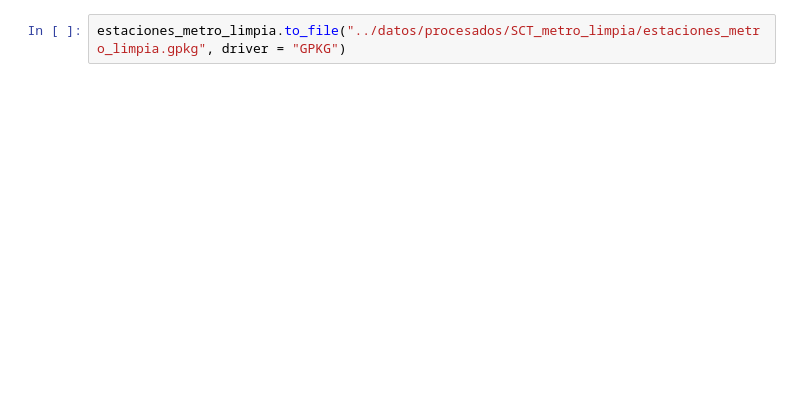
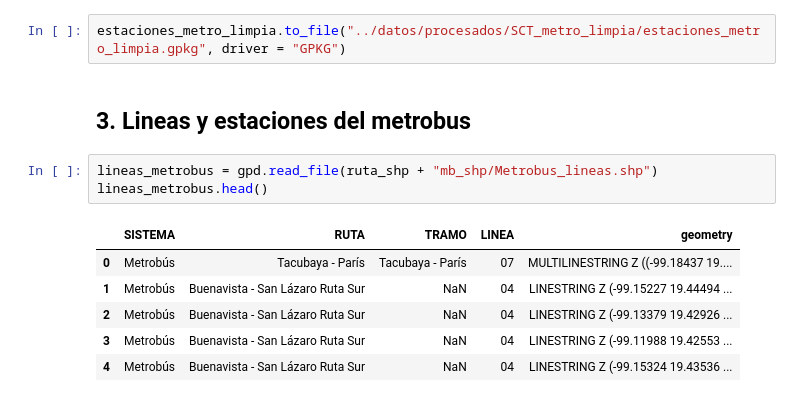
Before and after one commit to trio-tristeza/hackods-unam, a Jupyter notebook: notebooks/02_limpieza_datos_w.ipynb, the cells around one changed output. Cells and saved outputs as stored; diff of their text form; blank space fills up the shorter version.

```diff
--- a/notebooks/02_limpieza_datos_w.ipynb
+++ b/notebooks/02_limpieza_datos_w.ipynb
@@ -173,3 +184,15 @@ estaciones_metro_limpia.explore()
 [interactive output not drawn]
 # %%
 estaciones_metro_limpia.to_file("../datos/procesados/SCT_metro_limpia/estaciones_metro_limpia.gpkg", driver = "GPKG")
+# %% [markdown]
+## 3. Lineas y estaciones del metrobus
+# %%
+lineas_metrobus = gpd.read_file(ruta_shp + "mb_shp/Metrobus_lineas.shp")
+lineas_metrobus.head()
+# %% [output]
+|  | SISTEMA | RUTA | TRAMO | LINEA | geometry |
+| 0 | Metrobús | Tacubaya - París | Tacubaya - París | 07 | MULTILINESTRING Z ((-99.18437 19.... |
+| 1 | Metrobús | Buenavista - San Lázaro Ruta Sur | NaN | 04 | LINESTRING Z (-99.15227 19.44494 ... |
+| 2 | Metrobús | Buenavista - San Lázaro Ruta Sur | NaN | 04 | LINESTRING Z (-99.13379 19.42926 ... |
+| 3 | Metrobús | Buenavista - San Lázaro Ruta Sur | NaN | 04 | LINESTRING Z (-99.11988 19.42553 ... |
+| 4 | Metrobús | Buenavista - San Lázaro Ruta Sur | NaN | 04 | LINESTRING Z (-99.15324 19.43536 ... |
```
Also changed, not shown: parts of 17 cells of this notebook.
